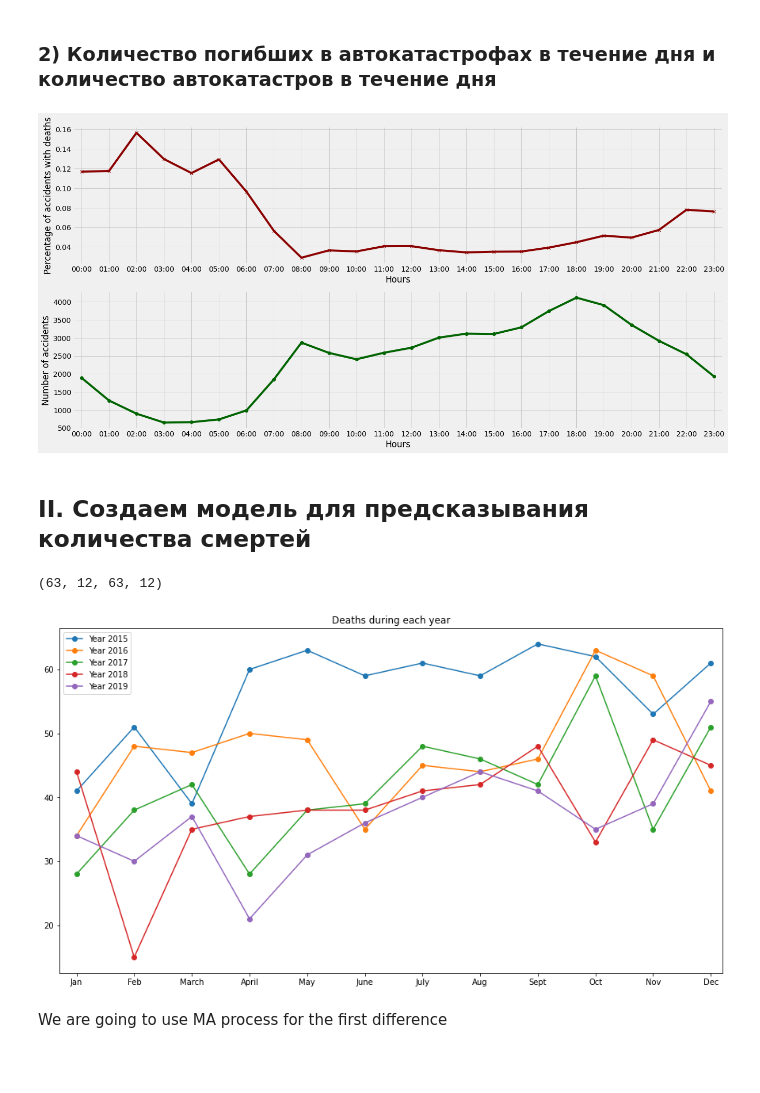
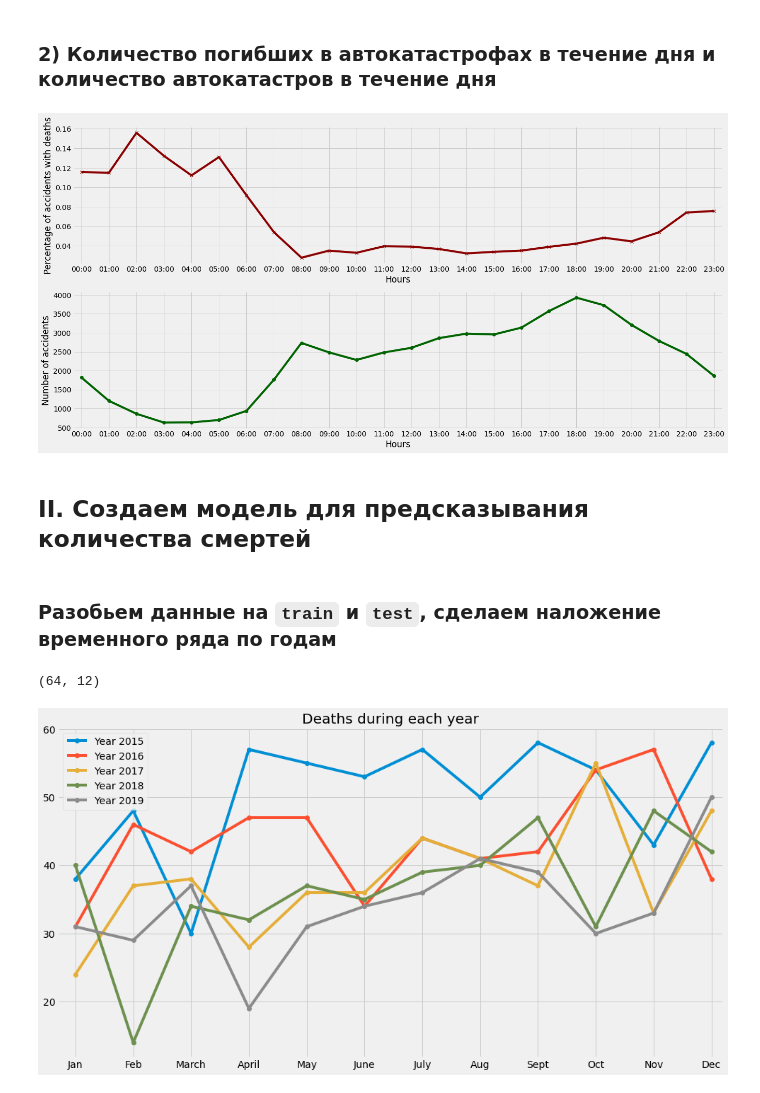
Before and after one commit to isdevnull/cw3, a Jupyter notebook: ts_analysis.ipynb, the cells around one changed output. Saved outputs shown, nothing was run; the diff lists cells and outputs as text; code cells hidden in the pictures; blank space fills up the shorter version.

```diff
--- a/ts_analysis.ipynb
+++ b/ts_analysis.ipynb
@@ -8,6 +13,6 @@ import warnings
 warnings.filterwarnings('ignore')
 # %%
-data = pd.read_csv('clean_data_MSK.csv', sep=':')
+data = pd.read_csv('/content/clean_data_MSK.csv', sep=':')
 data.iloc[:, :13].head()
 # %% [output]
 |  | lighting | lat | long | region | category | date | severity | dead | injured | n_participants | ... |
@@ -87,36 +92,34 @@ ax2.set_xlim(-0.3, 23.3)
 
 plt.show()
 # %% [output]
-[figure, old version]
+[figure, new version]
 # %% [markdown]
 ## II. Создаем модель для предсказывания количества смертей
+# %% [markdown]
+### Разобьем данные на `train` и `test`, сделаем наложение временного ряда по годам
 # %%
-series = gb.dead.values
+series = gb.dead#.values
 
 # train_test_split
-train, test = series[1:64], series[64:]
-
-# first differences train and test
-diff = series[1:] - series[:-1]
-dtrain, dtest = diff[:-12], diff[-12:]
+train, test = series[:-12], series[-12:]
 
 # shapes of samples
-len(train), len(test), len(dtrain), len(dtest)
+len(train), len(test)
 # %% [output]
-(63, 12, 63, 12)
+(64, 12)
 # %%
 months = ['Jan', 'Feb', 'March', "April", 'May', 'June', 'July', 'Aug', 'Sept', 'Oct', 'Nov', 'Dec']
 
 plt.figure(figsize=(15, 8))
-plt.plot(series[:12], marker='o', label='Year 2015')
-plt.plot(series[12:24], marker='o', label='Year 2016')
-plt.plot(series[24:36], marker='o', label='Year 2017')
-plt.plot(series[36:48], marker='o', label='Year 2018')
-plt.plot(series[48:60], marker='o', label='Year 2019')
+plt.plot(series.values[:12], marker='o', label='Year 2015')
+plt.plot(series.values[12:24], marker='o', label='Year 2016')
+plt.plot(series.values[24:36], marker='o', label='Year 2017')
+plt.plot(series.values[36:48], marker='o', label='Year 2018')
+plt.plot(series.values[48:60], marker='o', label='Year 2019')
 plt.title('Deaths during each year')
 plt.xticks(ticks=np.arange(12), labels=months)
 plt.xlim(-0.3, 11.2)
 plt.legend()
 plt.show()
 # %% [output]
-[figure, old version]
+[figure, new version]
@@ -128,2 +125,0 @@ import stan
-# %% [markdown]
-We are going to use MA process for the first difference
```
Also changed, not shown: parts of 24 cells of this notebook.
